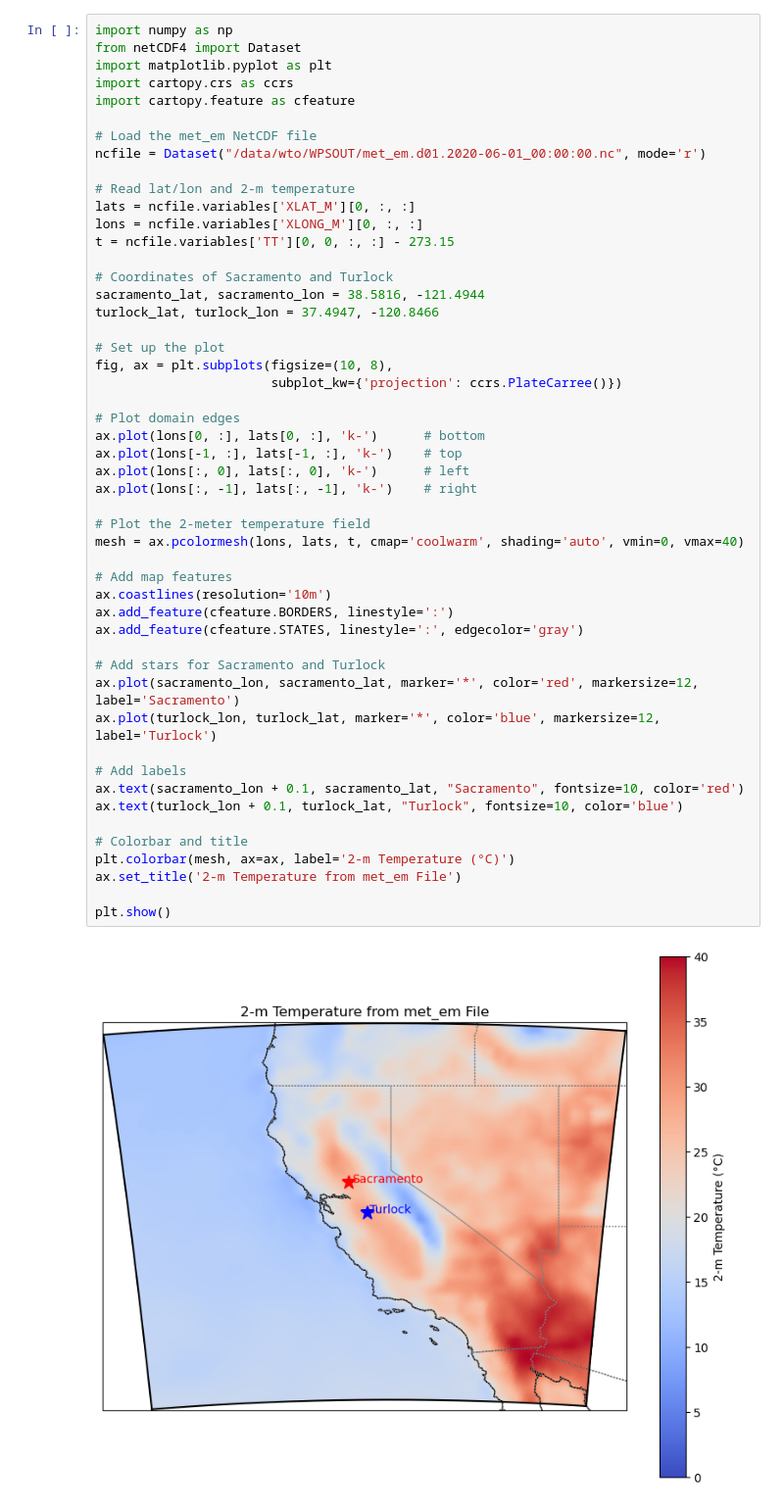
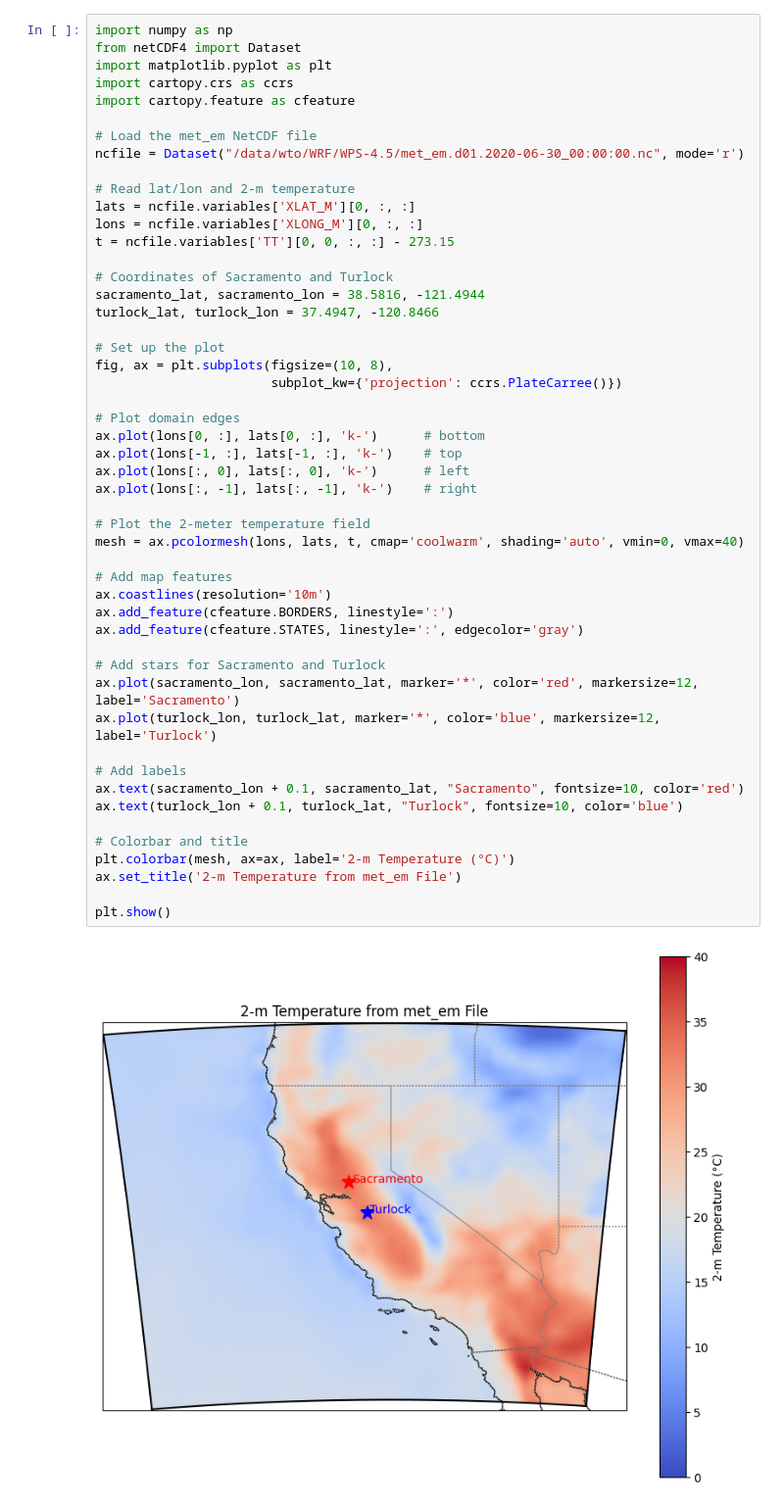
Before and after one commit to wtoslac/LCLUCWRF, a Jupyter notebook: PyWRF/CheckMetEm.ipynb, the cells around one changed output. Shown at 98% size. Drawn from its saved outputs; the diff is of its cells as text.

```diff
--- a/PyWRF/CheckMetEm.ipynb
+++ b/PyWRF/CheckMetEm.ipynb
@@ -16,7 +16,7 @@ import cartopy.crs as ccrs
 import cartopy.feature as cfeature
 
 # Load the met_em NetCDF file
-ncfile = Dataset("/data/wto/WPSOUT/met_em.d01.2020-06-01_00:00:00.nc", mode='r')
+ncfile = Dataset("/data/wto/WRF/WPS-4.5/met_em.d01.2020-06-30_00:00:00.nc", mode='r')
 
 # Read lat/lon and 2-m temperature
 lats = ncfile.variables['XLAT_M'][0, :, :]
@@ -32,34 +32,34 @@ fig, ax = plt.subplots(figsize=(10, 8),
                        subplot_kw={'projection': ccrs.PlateCarree()})
 
 # Plot domain edges
 ax.plot(lons[0, :], lats[0, :], 'k-')      # bottom
 ax.plot(lons[-1, :], lats[-1, :], 'k-')    # top
 ax.plot(lons[:, 0], lats[:, 0], 'k-')      # left
 ax.plot(lons[:, -1], lats[:, -1], 'k-')    # right
 
 # Plot the 2-meter temperature field
 mesh = ax.pcolormesh(lons, lats, t, cmap='coolwarm', shading='auto', vmin=0, vmax=40)
 
 # Add map features
 ax.coastlines(resolution='10m')
 ax.add_feature(cfeature.BORDERS, linestyle=':')
 ax.add_feature(cfeature.STATES, linestyle=':', edgecolor='gray')
 
 # Add stars for Sacramento and Turlock
 ax.plot(sacramento_lon, sacramento_lat, marker='*', color='red', markersize=12, label='Sacramento')
 ax.plot(turlock_lon, turlock_lat, marker='*', color='blue', markersize=12, label='Turlock')
 
 # Add labels
 ax.text(sacramento_lon + 0.1, sacramento_lat, "Sacramento", fontsize=10, color='red')
 ax.text(turlock_lon + 0.1, turlock_lat, "Turlock", fontsize=10, color='blue')
 
 # Colorbar and title
 plt.colorbar(mesh, ax=ax, label='2-m Temperature (°C)')
 ax.set_title('2-m Temperature from met_em File')
 
 plt.show()
 # %% [output]
-[figure, old version]
+[figure, new version]
 # %%
 import numpy as np
 from netCDF4 import Dataset
```
Also changed, not shown: parts of 2 cells of this notebook, 5 other files.
